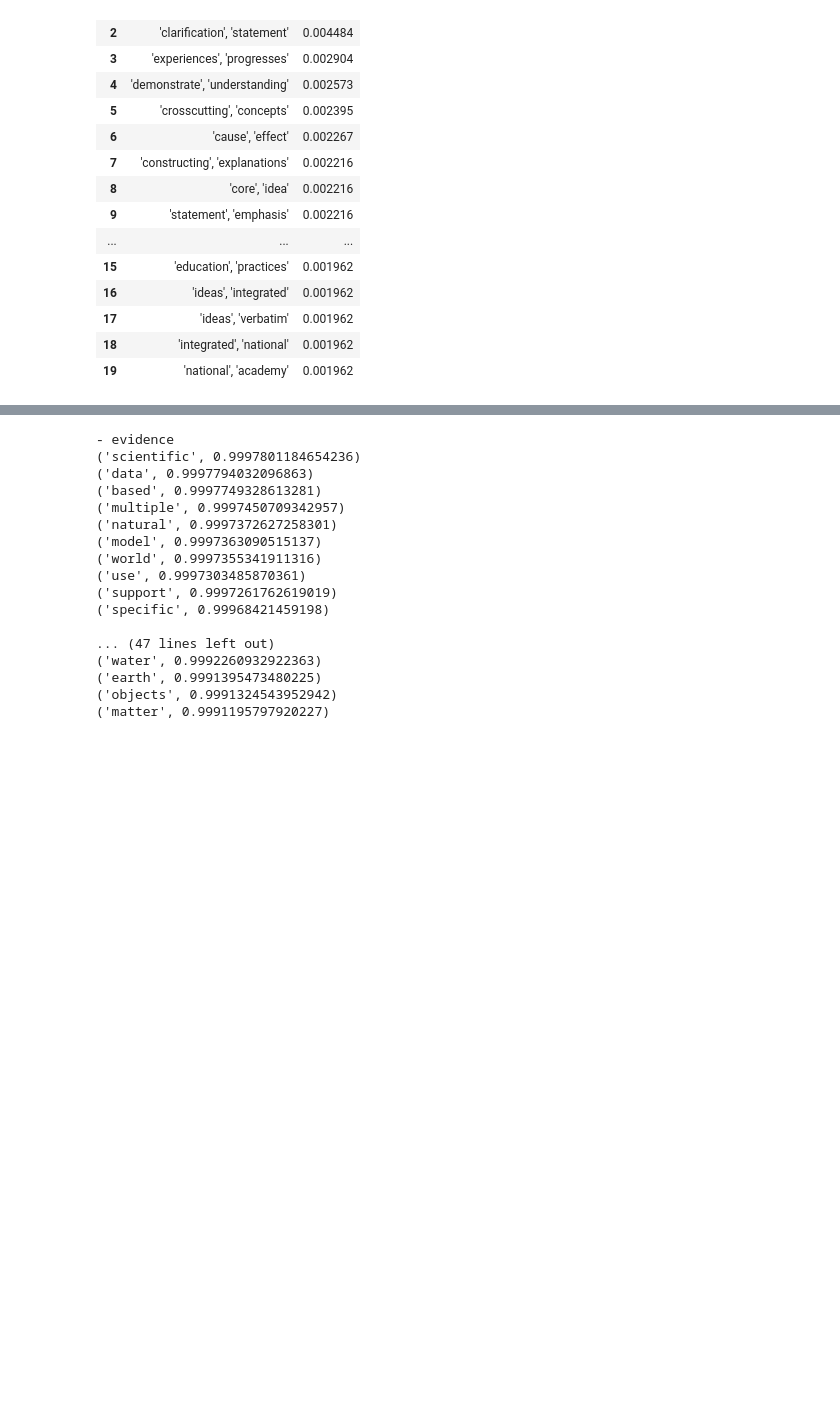
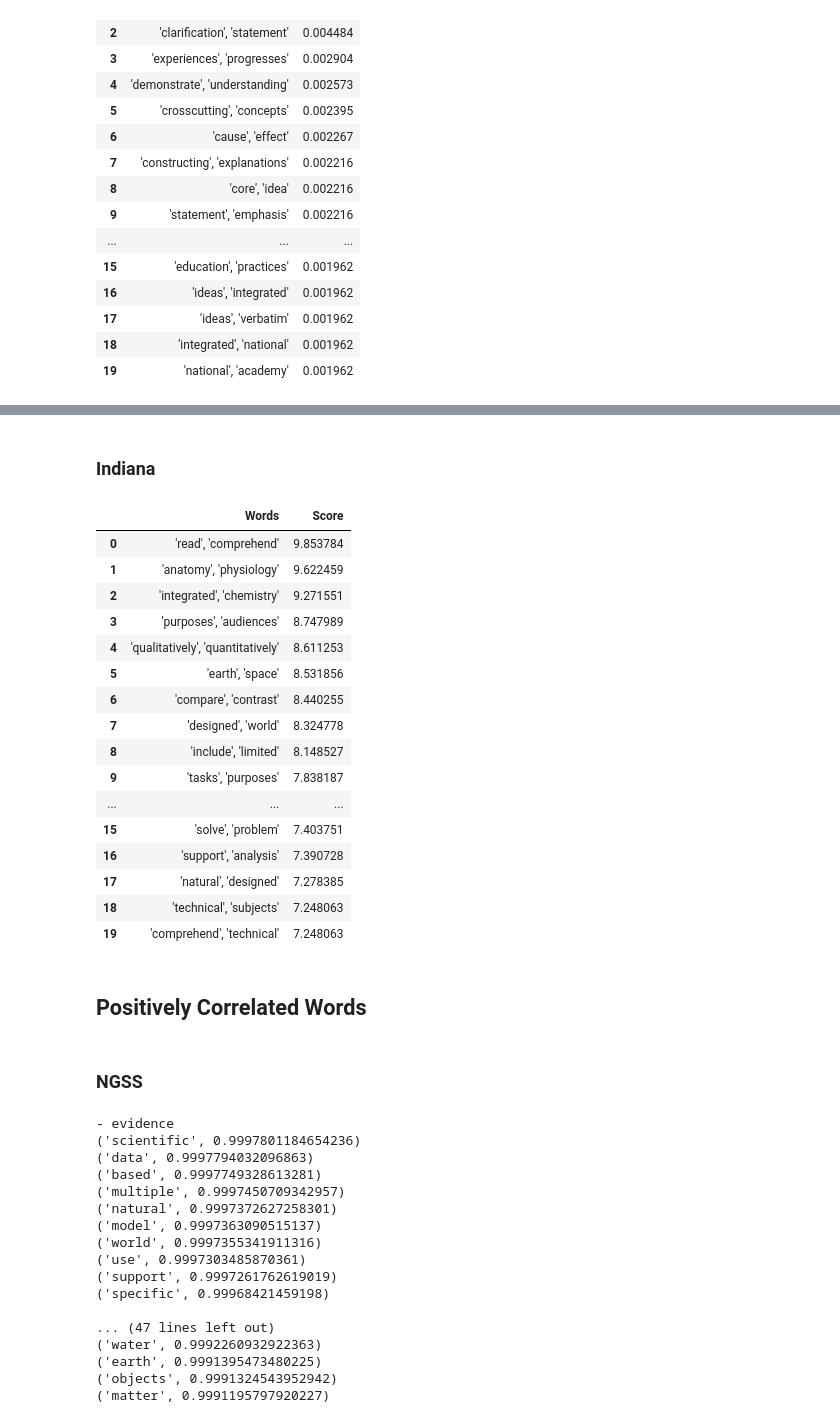
Before and after one commit to kristen770/Science-Standards-NLP-Analysis, a Jupyter notebook: Indiana Standards Analysis .ipynb, the cells around one changed output, grey strips where cells are left out. Drawn from its saved outputs; the diff is of its cells as text; code cells hidden in the pictures; blank space fills up the shorter version.

```diff
--- a/Indiana Standards Analysis .ipynb
+++ b/Indiana Standards Analysis .ipynb
@@ -750,3 +796,42 @@ PMI Pairs:
+# %% [markdown]
+### Indiana
+# %%
+#indiana
+Indiana_pmi = pmi_generator(indiana_processed, 20)
+Indiana_pmi_df = pd.DataFrame(Indiana_pmi, columns=['Words', 'Score'])
+
+#cast as strings
+Indiana_pmi_df = Indiana_pmi_df.astype(str)
+
+#strip extra characters from new rows
+Indiana_pmi_df['Words'] = Indiana_pmi_df["Words"].apply(lambda x: x.strip(")").strip("("))
+
+#round Score column
+Indiana_pmi_df['Score'] = Indiana_pmi_df['Score'].astype(float)
+
+Indiana_pmi_df.head(20)
+# %% [output]
+|  | Words | Score |
+| 0 | 'read', 'comprehend' | 9.853784 |
+| 1 | 'anatomy', 'physiology' | 9.622459 |
+| 2 | 'integrated', 'chemistry' | 9.271551 |
+| 3 | 'purposes', 'audiences' | 8.747989 |
+| 4 | 'qualitatively', 'quantitatively' | 8.611253 |
+| 5 | 'earth', 'space' | 8.531856 |
+| 6 | 'compare', 'contrast' | 8.440255 |
+| 7 | 'designed', 'world' | 8.324778 |
+| 8 | 'include', 'limited' | 8.148527 |
+| 9 | 'tasks', 'purposes' | 7.838187 |
+| ... | ... | ... |
+| 15 | 'solve', 'problem' | 7.403751 |
+| 16 | 'support', 'analysis' | 7.390728 |
+| 17 | 'natural', 'designed' | 7.278385 |
+| 18 | 'technical', 'subjects' | 7.248063 |
+| 19 | 'comprehend', 'technical' | 7.248063 |
+# %% [markdown]
+## Positively Correlated Words
+# %% [markdown]
+### NGSS
 # %%
 #word ebeddings
 model = gensim.models.Word2Vec([ngss_processed], min_count=100, window=5,
```
Also changed, not shown: parts of 13 cells of this notebook.
